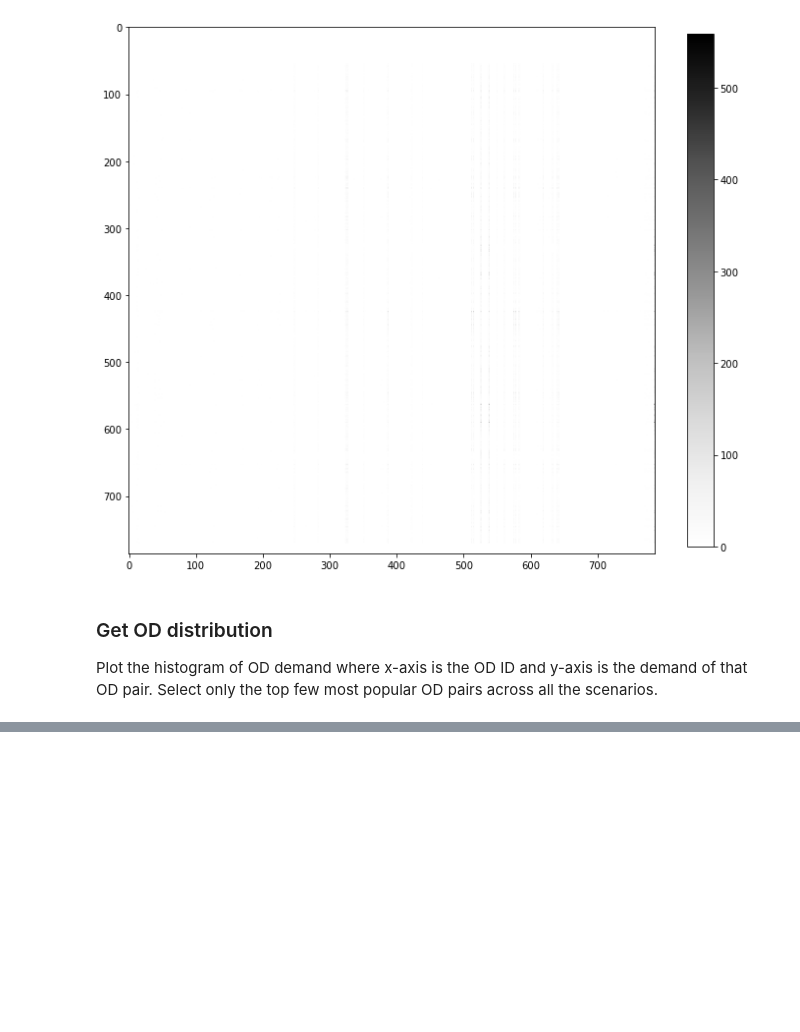
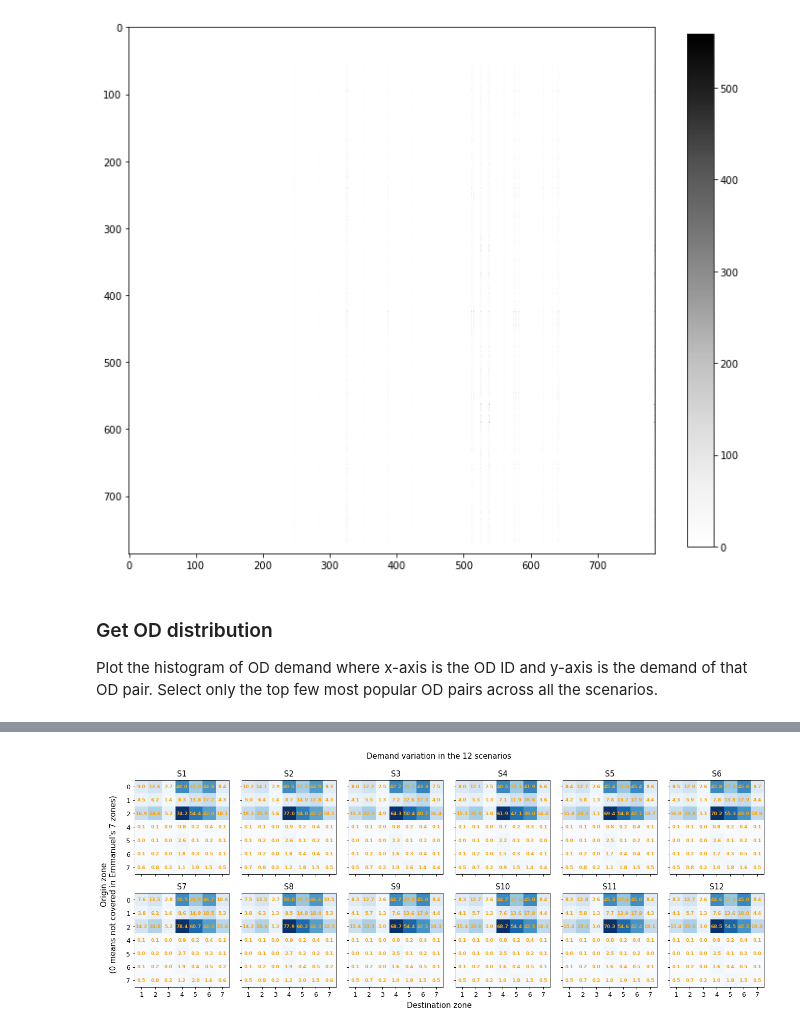
Before and after one commit to umnilab/A_RESCUE, a Jupyter notebook: Repast_ParaRoute_PartOpt/EvacSim/data/Demand process.ipynb, the cells around one changed output, grey strips where cells are left out. Drawn from its saved outputs; the diff is of its cells as text; code cells hidden in the pictures; blank space fills up the shorter version.

```diff
--- a/Repast_ParaRoute_PartOpt/EvacSim/data/Demand process.ipynb
+++ b/Repast_ParaRoute_PartOpt/EvacSim/data/Demand process.ipynb
@@ -125,8 +134,8 @@ def process_demand(fname, root='demand/Shen-scenarios',
 
     return demand
 # %%
-demand = process_demand('base')
-peek(demand)
+base_dmd = process_demand('base')
+peek(base_dmd)
 # %% [output]
 Shape: (453750, 5)
 |  | veh_id | dep_time | orig | is_shelter | dest |
@@ -136,8 +147,11 @@ Shape: (453750, 5)
 # %%
-def to_long(demand, outfile=None):
+def wide2long(demand, outfile=None):
     """
     Convert the prettified wide format of the demand to long format (as
     provided by Shen) where each pair of rows denotes a vehicle.
+    Optionally, also export the table as CSV.
+
+    @param demand: <pd.df> prettified form of the demand
     @param outfile: <str> path of the output file (CSV); if None, do not export
     """
     # get the origin rows
@@ -235,0 +242,3 @@ Shape: (5972080, 6)
+# %%
+%%time
+D = process_scenarios(['base-orig'] + [f'S{i+1}-orig' for i in range(12)], export=True)
@@ -348,8 +372 @@ Wall time: 2.89 s
 [figure]
-# %%
-# mapping between CBG/TAZ ID and Emmanuel's 7 destination choice zones
-# (2 in city, 5 directional)
-map_cbg_dir_zone = (pd.read_csv('map_cbg_directional_zone.csv')
-                    .rename(columns=lambda x: x.lower())
-                    .rename(columns={'destchoice': 'em_zone', 'taz.x': 'cbg'}))
-peek(map_cbg_dir_zone)
@@ -385,0 +375,67 @@ map_cbg_dir_zone.groupby('EVACDECISION')
+# %%
+%%time
+def plot_od_distr_big(D, zones=zones, map_cbg_dir_zone=map_cbg_dir_zone, plot_base=False):
+    """
+    Use the table containing the demand of all the scenarios and plot the
+    histogram of the top few most popular OD pairs.
+    """
+    # get the mapping between destination zone IDs (FID) & directional zones
+    dest_zone_to_em_zone = (map_cbg_dir_zone
+                            .merge(zones.rename(columns={'GEOID': 'cbg'}), on='cbg')
+                            .drop(columns=['cbg'])
+                            .set_index('FID'))
+
+    # convert the destination zones to directional zones
+    res = (
+        D.merge(dest_zone_to_em_zone, left_on='orig', right_index=True)
+        .rename(columns={'em_zone': 'orig_zone'})
+        .merge(dest_zone_to_em_zone, left_on='dest', right_index=True)
+        .rename(columns={'em_zone': 'dest_zone'})
+        .reset_index(drop=True)
+        .astype({'scenario': int})
+        [['scenario', 'veh_id', 'orig_zone', 'dest_zone', 'dep_time']]
+    )
+
+    # plot
+    if plot_base:
+        pass
+    else:
+        fig, axs = plt.subplots(2, 6, figsize=(18, 6), sharex=True, sharey=True, dpi=90)
+        axs = axs.flatten()
+        # skip the base scenario
+        res = res.query('scenario != 0')
+        for k, (scenario, df) in enumerate(res.groupby('scenario')):
+            ax = axs[k]
+            # get the demand table for this scenario
+            dmd = (df.groupby(['orig_zone', 'dest_zone']).size()
+                   .rename('nVeh').reset_index()
+                   .pivot(index='orig_zone', columns='dest_zone', values='nVeh'))
+            X = dmd.columns.astype(str)
+            Y = dmd.index.astype(str)
+
+            # plot the image
+            ax.imshow(dmd.values, cmap='Blues')
+
+            # plot the cell labels
+            for i in range(len(X)):
+                for j in range(len(Y)):
+                    txt = ax.text(j, i, f'{dmd.iloc[i, j]/1e3:.1f}', color='orange',
+                                  ha='center', va='center', fontsize=7.5, fontweight='bold')
+                    # txt.set_path_effects(
+                    #     [effects.withStroke(linewidth=2, foreground='w')])
+
+            # format the labels & title
+            ax.set_title(f'S{scenario}')
+            ax.set_xticks(np.arange(0, len(X), 1))
+            ax.set_yticks(np.arange(0, len(Y), 1))
+            ax.set_xticklabels(X)
+            ax.set_yticklabels(Y)
+        fig.suptitle('Demand variation in the {} scenarios'
+                  .format(len(res.groupby('scenario')), fontsize=15))
+        fig.text(0.1, 0.5, "Origin zone\n(0 means not covered in Emmanuel's 7 zones)",
+                 rotation=90, ha='center', va='center', fontsize=12)
+        fig.text(0.5, 0.05, 'Destination zone', ha='center', fontsize=12)
+        plt.subplots_adjust(wspace=0.02)
+
+plot_od_distr_big(D)
+# %% [output]
@@ -385,0 +444 @@ map_cbg_dir_zone.groupby('EVACDECISION')
+[figure, added]
```
Also changed, not shown: parts of 36 cells of this notebook, 15 other files.
